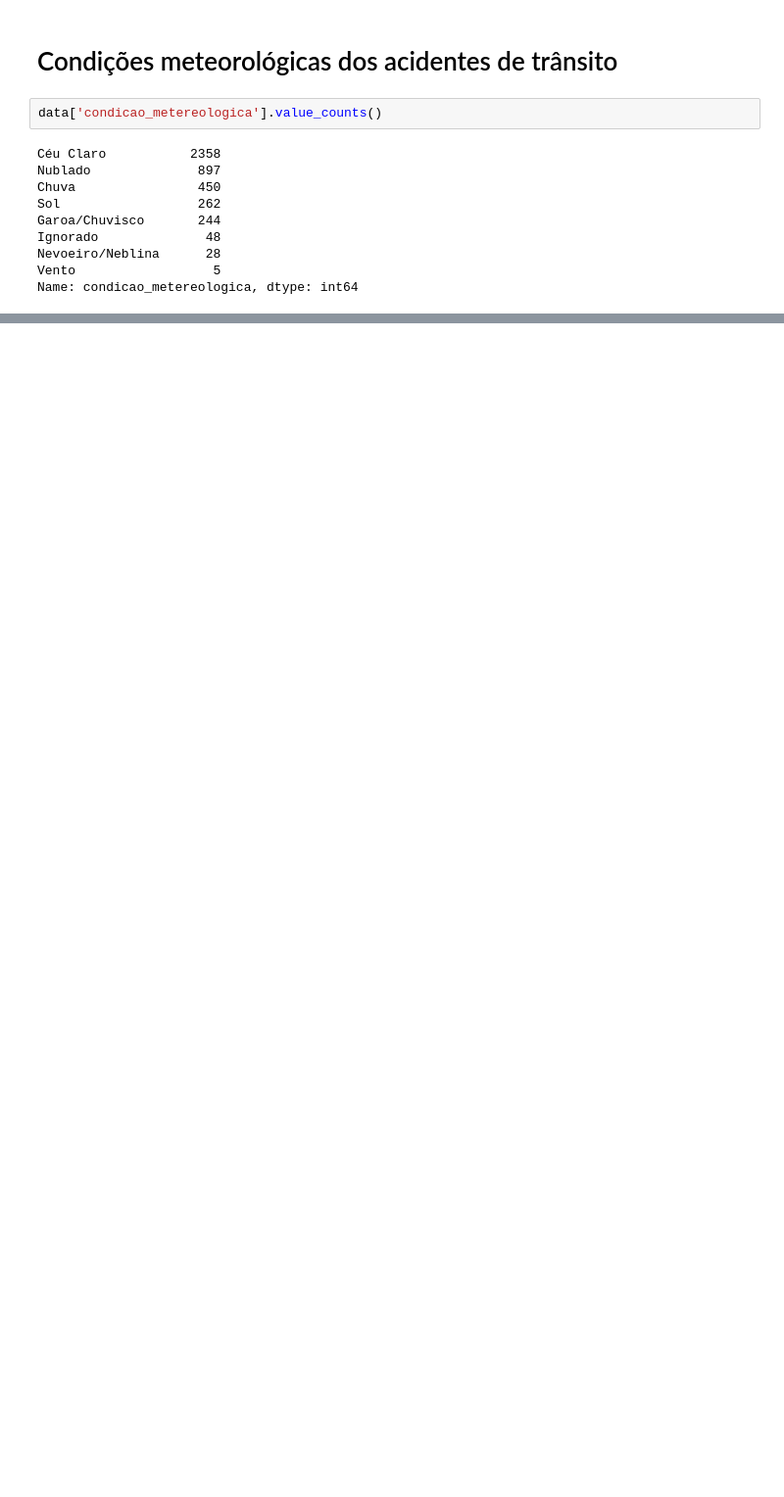
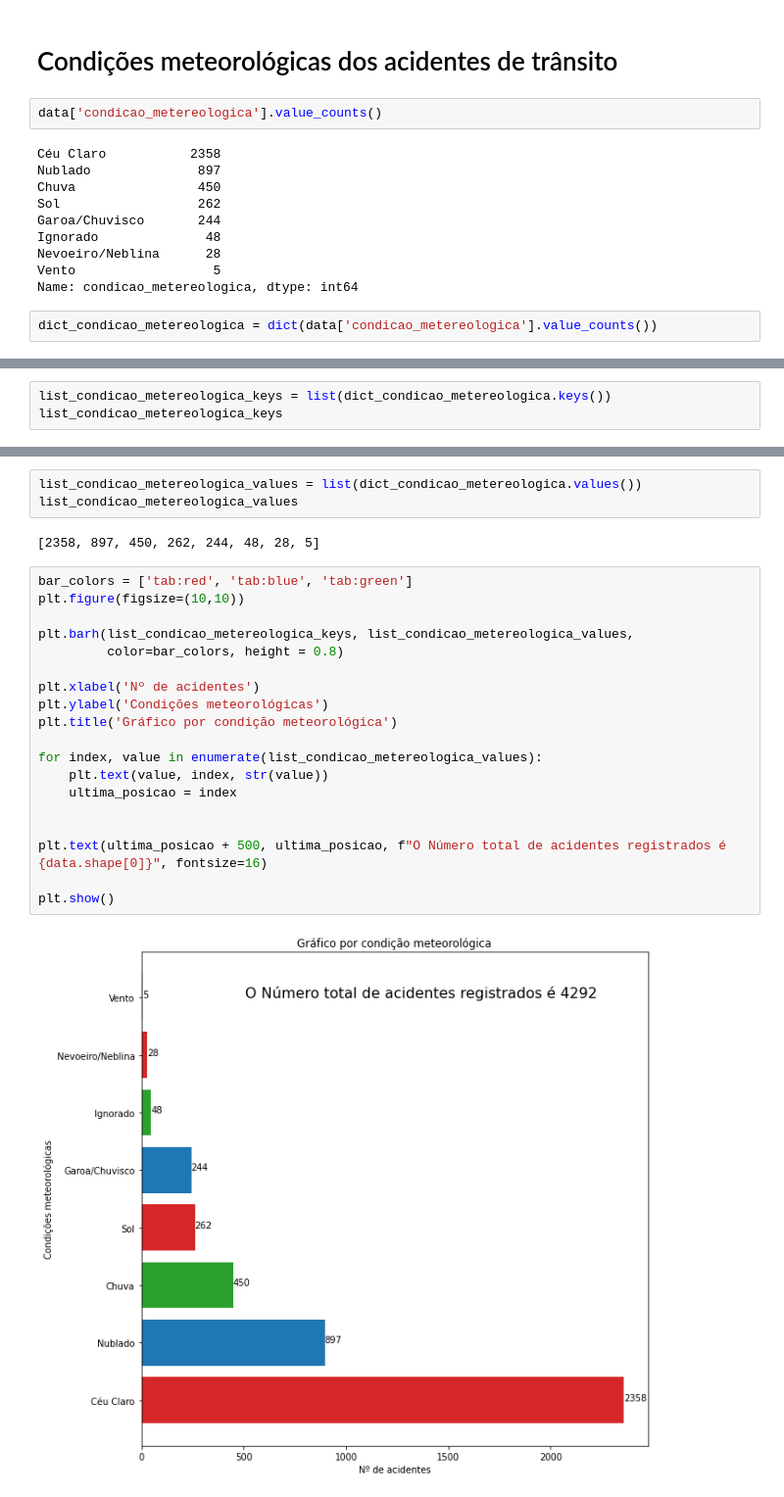
Before and after one commit to WellersonPrenholato/data-analytics-PRF-2021, a Jupyter notebook: PRF_2021.ipynb, the cells around one changed output, grey strips where cells are left out. Shown at 98% size. Drawn from its saved outputs; the diff is of its cells as text; blank space fills up the shorter version.

```diff
--- a/PRF_2021.ipynb
+++ b/PRF_2021.ipynb
@@ -149,3 +203,5 @@ Ignorado              48
 Nevoeiro/Neblina      28
 Vento                  5
 Name: condicao_metereologica, dtype: int64
+# %%
+dict_condicao_metereologica = dict(data['condicao_metereologica'].value_counts())
@@ -153,0 +218,3 @@ Name: condicao_metereologica, dtype: int64
+# %%
+list_condicao_metereologica_keys = list(dict_condicao_metereologica.keys())
+list_condicao_metereologica_keys
@@ -153,0 +230,26 @@ Name: condicao_metereologica, dtype: int64
+# %%
+list_condicao_metereologica_values = list(dict_condicao_metereologica.values())
+list_condicao_metereologica_values
+# %% [output]
+[2358, 897, 450, 262, 244, 48, 28, 5]
+# %%
+bar_colors = ['tab:red', 'tab:blue', 'tab:green']
+plt.figure(figsize=(10,10))
+
+plt.barh(list_condicao_metereologica_keys, list_condicao_metereologica_values,
+         color=bar_colors, height = 0.8)
+
+plt.xlabel('Nº de acidentes')
+plt.ylabel('Condições meteorológicas')
+plt.title('Gráfico por condição meteorológica')
+
+for index, value in enumerate(list_condicao_metereologica_values):
+    plt.text(value, index, str(value))
+    ultima_posicao = index
+
+
+plt.text(ultima_posicao + 500, ultima_posicao, f"O Número total de acidentes registrados é {data.shape[0]}", fontsize=16)
+
+plt.show()
+# %% [output]
+[figure, added]
```
Also changed, not shown: parts of 52 cells of this notebook.
